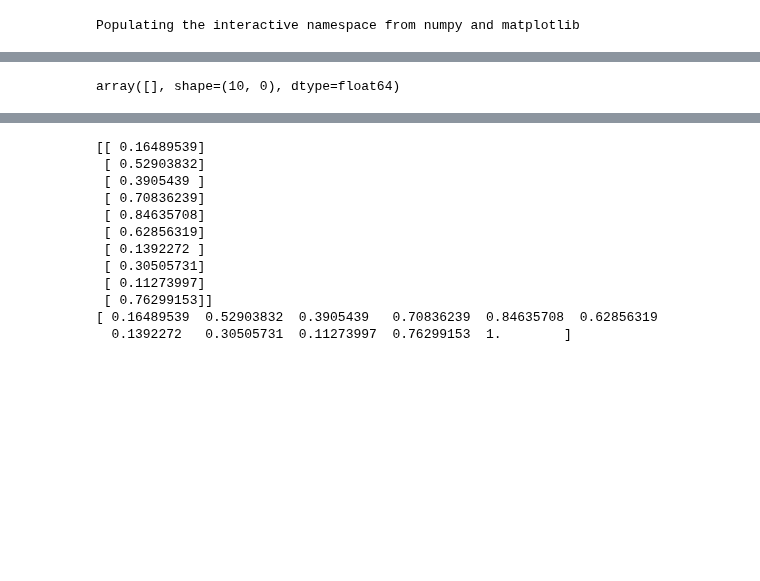
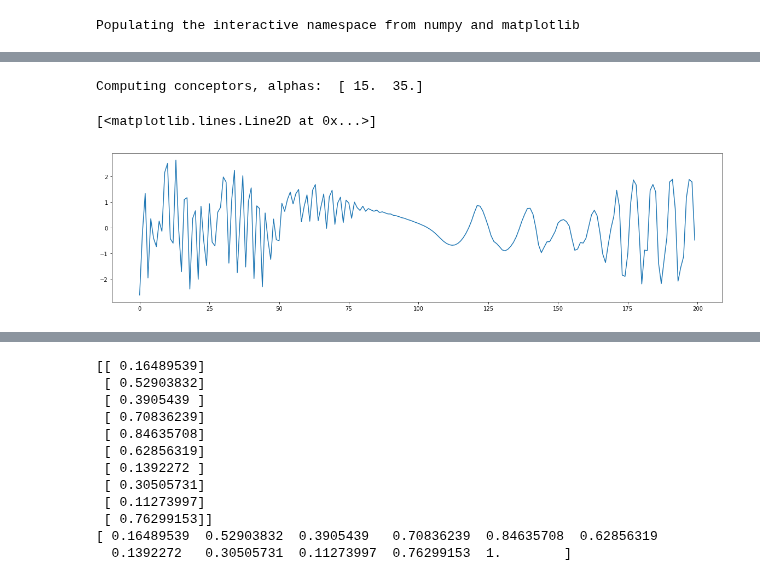
Before and after one commit to chriskiefer/chrysalisConceptors, a Jupyter notebook: Conceptor Patterns 3 CK.ipynb, the cells around one changed output, grey strips where cells are left out. Cells and saved outputs as stored; diff of their text form; code cells hidden in the pictures; blank space fills up the shorter version.

```diff
--- a/Conceptor Patterns 3 CK.ipynb
+++ b/Conceptor Patterns 3 CK.ipynb
@@ -105,22 +105,6 @@ def makeLoadedNetwork_v2(p):
     xCollector = np.zeros((p['N'], p['learnLengthWout']))
     pCollector = np.zeros((1, p['learnLengthWout']))
     x = np.zeros((p['N'],1))
-
-
-#     for n in arange(p['washoutLength'] + p['learnLengthWout']):
-#         u = np.random.randn() * 1.5
-#         xPrev = x
-#         x = np.tanh((Wstar * x) + (Win * u) + Wbias).dot(1.0 - p['leakRate']) #+ (xPrev.dot(p['leakRate']))
-#         if n >= p['washoutLength']:
-#             xCollector[:, n - p['washoutLength']] = x[:,0]
-#             pCollector[0, n - p['washoutLength']] = u
-
-#     Wout = linalg.inv(xCollector.dot(xCollector.conj().T) +
-#                   (p['TychonovAlphaReadout'] * np.eye(p['N']))).dot(xCollector).dot(pCollector.conj().transpose()).conj().T
-
-#     print("Initial training")
-#     print("NRMSE: ", nrmse(Wout.dot(xCollector), pCollector))
-#     print("absWeight: ", mean(abs(Wout)))
 
     totalDataLength = p['learnLength'] * p['patts'].size
     totalLearnLength = totalDataLength - (p['patts'].size * p['washoutLength']);
@@ -231,7 +215,7 @@ params = {'N':100, 'NetSR':1.3, 'NetinpScaling':0.9,'BiasScaling':0.8,'TychonovA
 
 # makeLoadedNetwork_v2(params)
 
-sampleSize = 20
+sampleSize = 5
 loadedNets = np.zeros(sampleSize, dtype=np.object)
 for i_net, net in enumerate(loadedNets):
     print(i_net)
@@ -271,5 +252,28 @@ a = np.array([lambda x:pLoop(x,p_rw1), lambda x: pLoop(x,p_rw2)])
-# %%
-a = np.zeros((10,0))
-a
-# %% [output]
-array([], shape=(10, 0), dtype=float64)
+# %%
+#run a network
+cnet2 = computeConceptors(params, loadedNets[bestNetwork], np.array([15.0,35.0]))
+figsize(20,5)
+runLength = 200
+output = np.zeros(runLength)
+x = 0.5 * np.random.randn(cnet2['p']['N'],1)
+for n in range(runLength):
+    pos = ((n / runLength * 2) - 1.0) * 2
+    C = (cnet2['Cs'][0,1].dot(pos)) + (cnet2['Cs'][0,0].dot((1.0-pos)))
+#    C = (net['Cs'][0,0] * 0.5) + (net['Cs'][0,1] * 0.5)
+#     C = cnet2['Cs'][0,1]
+    Wsr = cnet2['net']['W'].dot(1.0)
+
+    for i_oversample in range(1):
+        Wtarget = Wsr.dot(x)
+        xOld = x
+        x = ((1.0-cnet2['p']['LR']) * xOld) + (cnet2['p']['LR'] * tanh(Wtarget + cnet2['net']['Wbias']))
+#         x = np.tanh(Wsr.dot(x) + cnet2['net']['Wbias'])
+        x = C.dot(x)
+    #x_CTestPL[:,n-p['washoutLength'],i_pattern] = x[0:3].T
+    output[n] = cnet2['net']['Wout'].dot(np.concatenate((x[:,0], np.array([1]))))
+
+plot(output)
+# %% [output]
+Computing conceptors, alphas:  [ 15.  35.]
+[<matplotlib.lines.Line2D at 0x...>]
+[figure, added]
```
Also changed, not shown: parts of 7 cells of this notebook, 1 other file.
